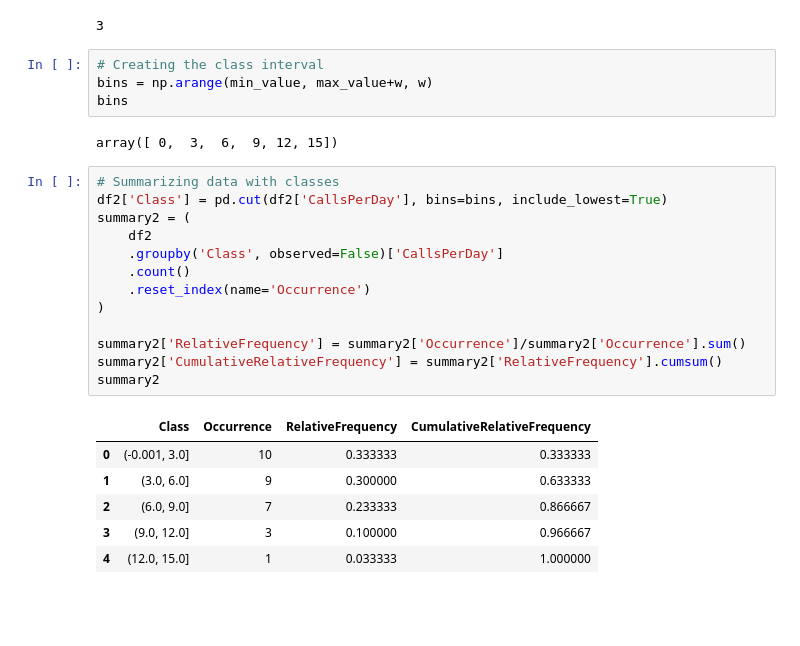
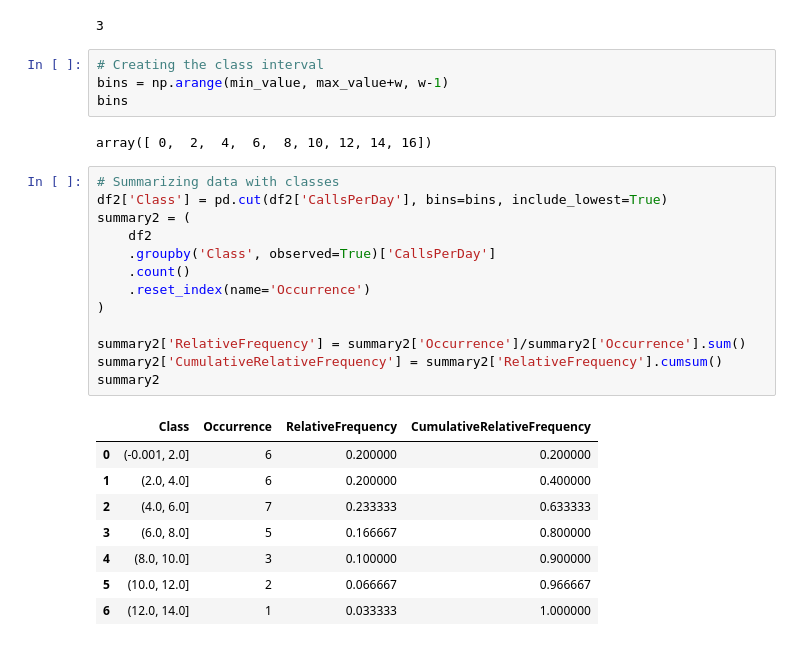
Before and after one commit to manujsinghwal/applied-statistics-in-python, a Jupyter notebook: 3. descriptive-statistics/intro_to_descriptive_statistics.ipynb, the cells around one changed output. Saved outputs shown, nothing was run; the diff lists cells and outputs as text; blank space fills up the shorter version.

```diff
--- a/3. descriptive-statistics/intro_to_descriptive_statistics.ipynb
+++ b/3. descriptive-statistics/intro_to_descriptive_statistics.ipynb
@@ -171,27 +171,29 @@ w
 3
 # %%
 # Creating the class interval
-bins = np.arange(min_value, max_value+w, w)
+bins = np.arange(min_value, max_value+w, w-1)
 bins
 # %% [output]
-array([ 0,  3,  6,  9, 12, 15])
+array([ 0,  2,  4,  6,  8, 10, 12, 14, 16])
 # %%
 # Summarizing data with classes
 df2['Class'] = pd.cut(df2['CallsPerDay'], bins=bins, include_lowest=True)
 summary2 = (
     df2
-    .groupby('Class', observed=False)['CallsPerDay']
+    .groupby('Class', observed=True)['CallsPerDay']
     .count()
     .reset_index(name='Occurrence')
 )
 
 summary2['RelativeFrequency'] = summary2['Occurrence']/summary2['Occurrence'].sum()
 summary2['CumulativeRelativeFrequency'] = summary2['RelativeFrequency'].cumsum()
 summary2
 # %% [output]
 |  | Class | Occurrence | RelativeFrequency | CumulativeRelativeFrequency |
-| 0 | (-0.001, 3.0] | 10 | 0.333333 | 0.333333 |
-| 1 | (3.0, 6.0] | 9 | 0.300000 | 0.633333 |
-| 2 | (6.0, 9.0] | 7 | 0.233333 | 0.866667 |
-| 3 | (9.0, 12.0] | 3 | 0.100000 | 0.966667 |
-| 4 | (12.0, 15.0] | 1 | 0.033333 | 1.000000 |
+| 0 | (-0.001, 2.0] | 6 | 0.200000 | 0.200000 |
+| 1 | (2.0, 4.0] | 6 | 0.200000 | 0.400000 |
+| 2 | (4.0, 6.0] | 7 | 0.233333 | 0.633333 |
+| 3 | (6.0, 8.0] | 5 | 0.166667 | 0.800000 |
+| 4 | (8.0, 10.0] | 3 | 0.100000 | 0.900000 |
+| 5 | (10.0, 12.0] | 2 | 0.066667 | 0.966667 |
+| 6 | (12.0, 14.0] | 1 | 0.033333 | 1.000000 |
```
